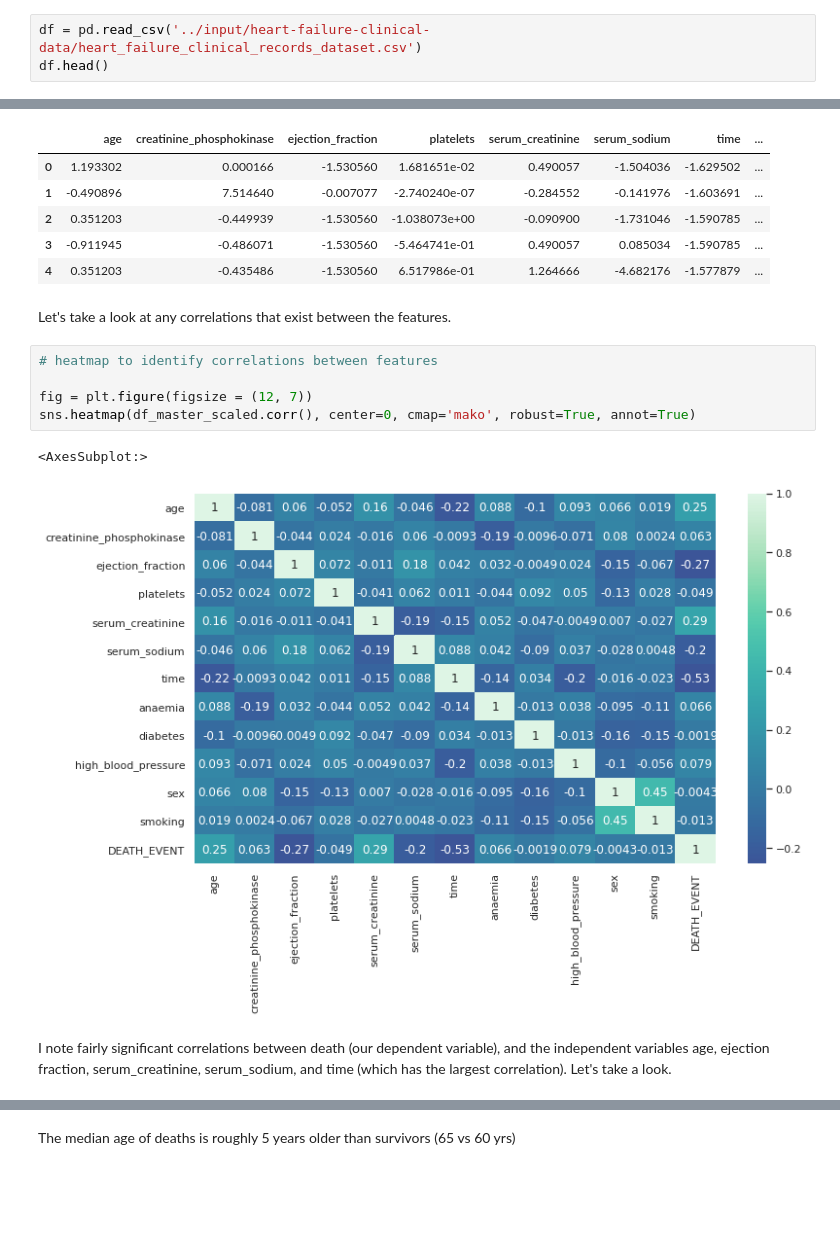
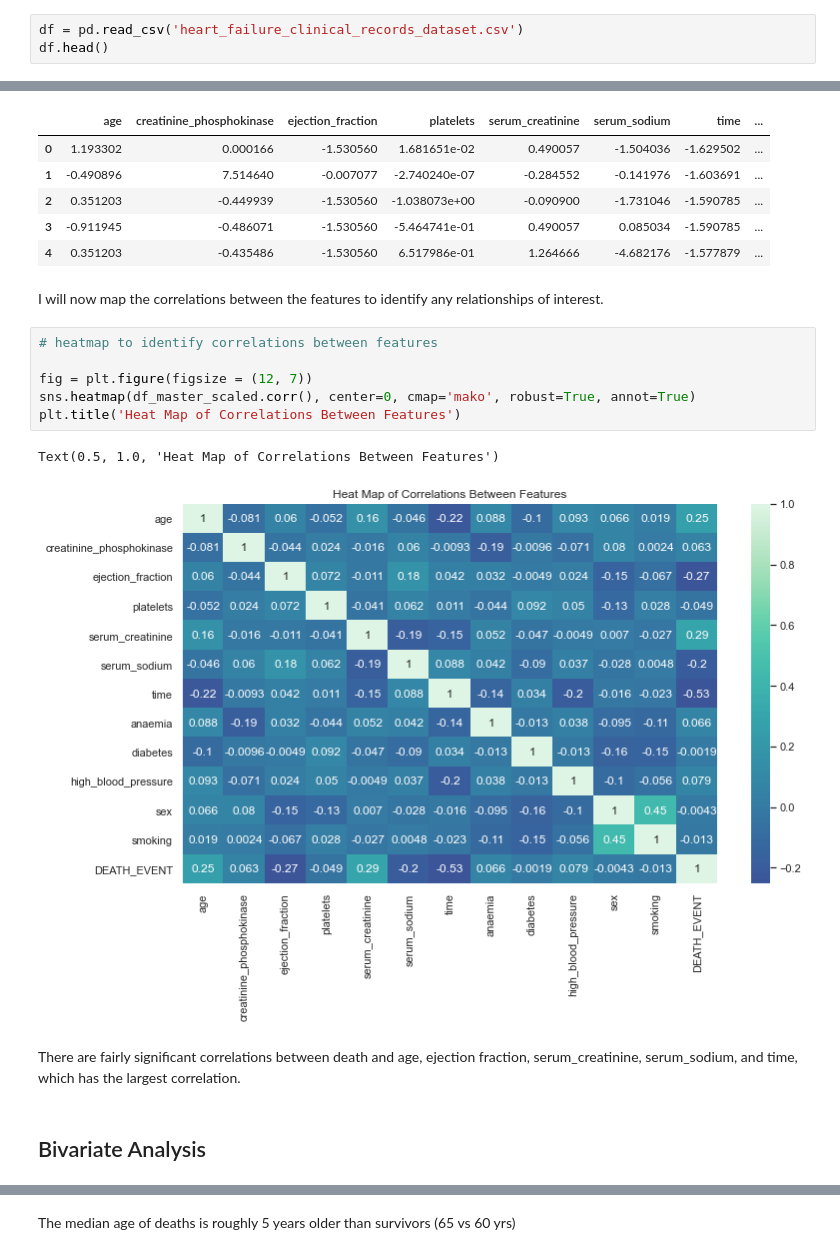
Before and after one commit to fabiovillagran/heart_disease_analysis, a Jupyter notebook: heart-disease-analysis-modeling.ipynb, the cells around one changed output, grey strips where cells are left out. Drawn from its saved outputs; the diff is of its cells as text; blank space fills up the shorter version.

```diff
--- a/heart-disease-analysis-modeling.ipynb
+++ b/heart-disease-analysis-modeling.ipynb
@@ -17,5 +19,5 @@ First let's take a look at the dataset to get an idea of what the data look like
 # %%
-df = pd.read_csv('../input/heart-failure-clinical-data/heart_failure_clinical_records_dataset.csv')
+df = pd.read_csv('heart_failure_clinical_records_dataset.csv')
 df.head()
 # %% [output]
 |  | age | anaemia | creatinine_phosphokinase | diabetes | ejection_fraction | high_blood_pressure | platelets | ... |
@@ -240,18 +259,21 @@ df_master_scaled.head()
 | 2 | 0.351203 | -0.449939 | -1.530560 | -1.038073e+00 | -0.090900 | -1.731046 | -1.590785 | ... |
 | 3 | -0.911945 | -0.486071 | -1.530560 | -5.464741e-01 | 0.490057 | 0.085034 | -1.590785 | ... |
 | 4 | 0.351203 | -0.435486 | -1.530560 | 6.517986e-01 | 1.264666 | -4.682176 | -1.577879 | ... |
-# %% [markdown]
-Let's take a look at any correlations that exist between the features.
+# %% [markdown]
+I will now map the correlations between the features to identify any relationships of interest.
 # %%
 # heatmap to identify correlations between features
 
 fig = plt.figure(figsize = (12, 7))
 sns.heatmap(df_master_scaled.corr(), center=0, cmap='mako', robust=True, annot=True)
+plt.title('Heat Map of Correlations Between Features')
 # %% [output]
-<AxesSubplot:>
+Text(0.5, 1.0, 'Heat Map of Correlations Between Features')
-[figure, old version]
+[figure, new version]
 # %% [markdown]
-I note fairly significant correlations between death (our dependent variable), and the independent variables age, ejection fraction, serum_creatinine, serum_sodium, and time (which has the largest correlation).  Let's take a look.
+There are fairly significant correlations between death and age, ejection fraction, serum_creatinine, serum_sodium, and time, which has the largest correlation.
+# %% [markdown]
+## Bivariate Analysis
 # %%
 median_death = df_master[df_master['DEATH_EVENT']==1]['age'].median()
 median_life = df_master[df_master['DEATH_EVENT']==0]['age'].median()
```
Also changed, not shown: parts of 46 cells of this notebook, 1 other file.
